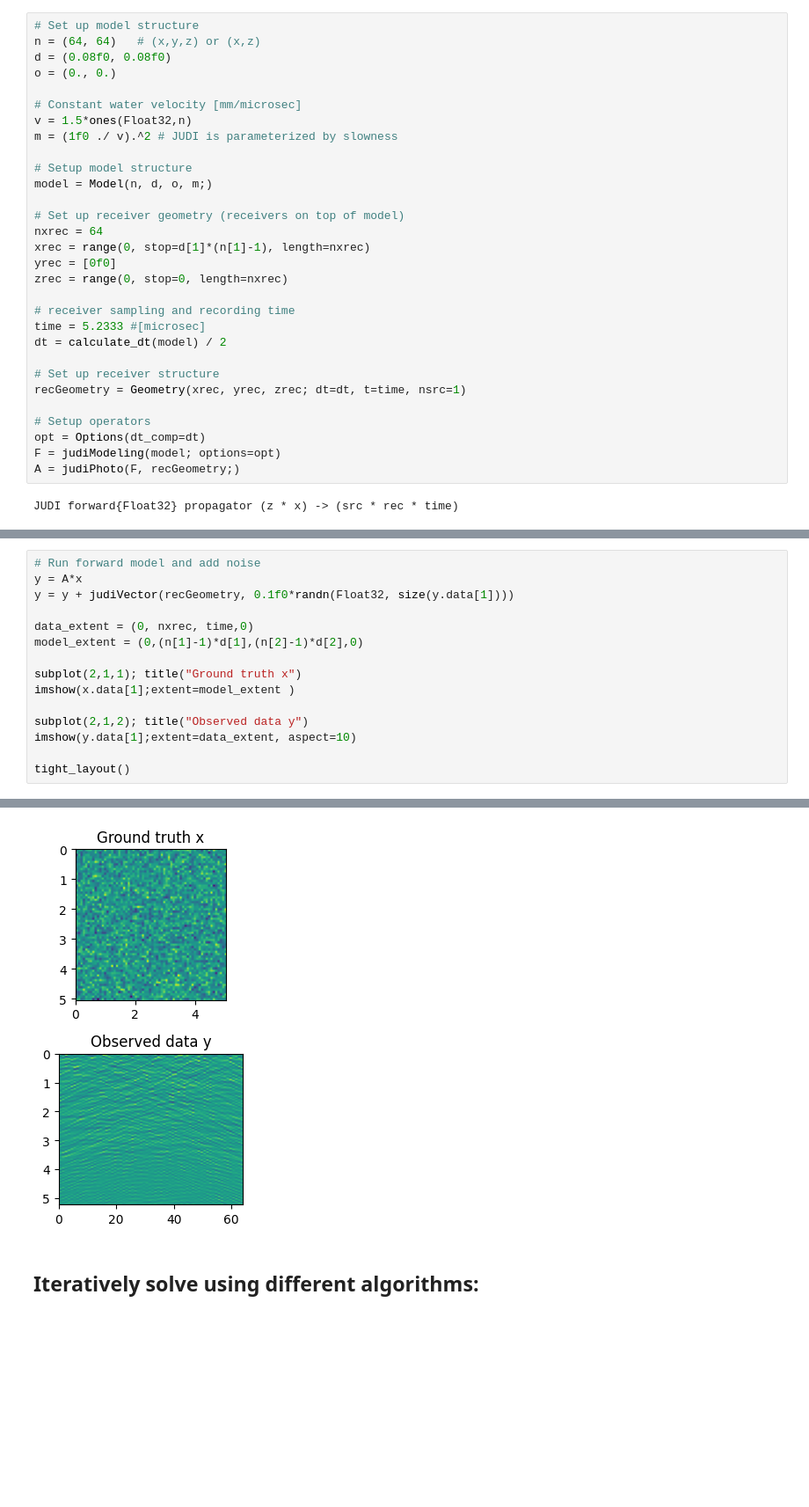
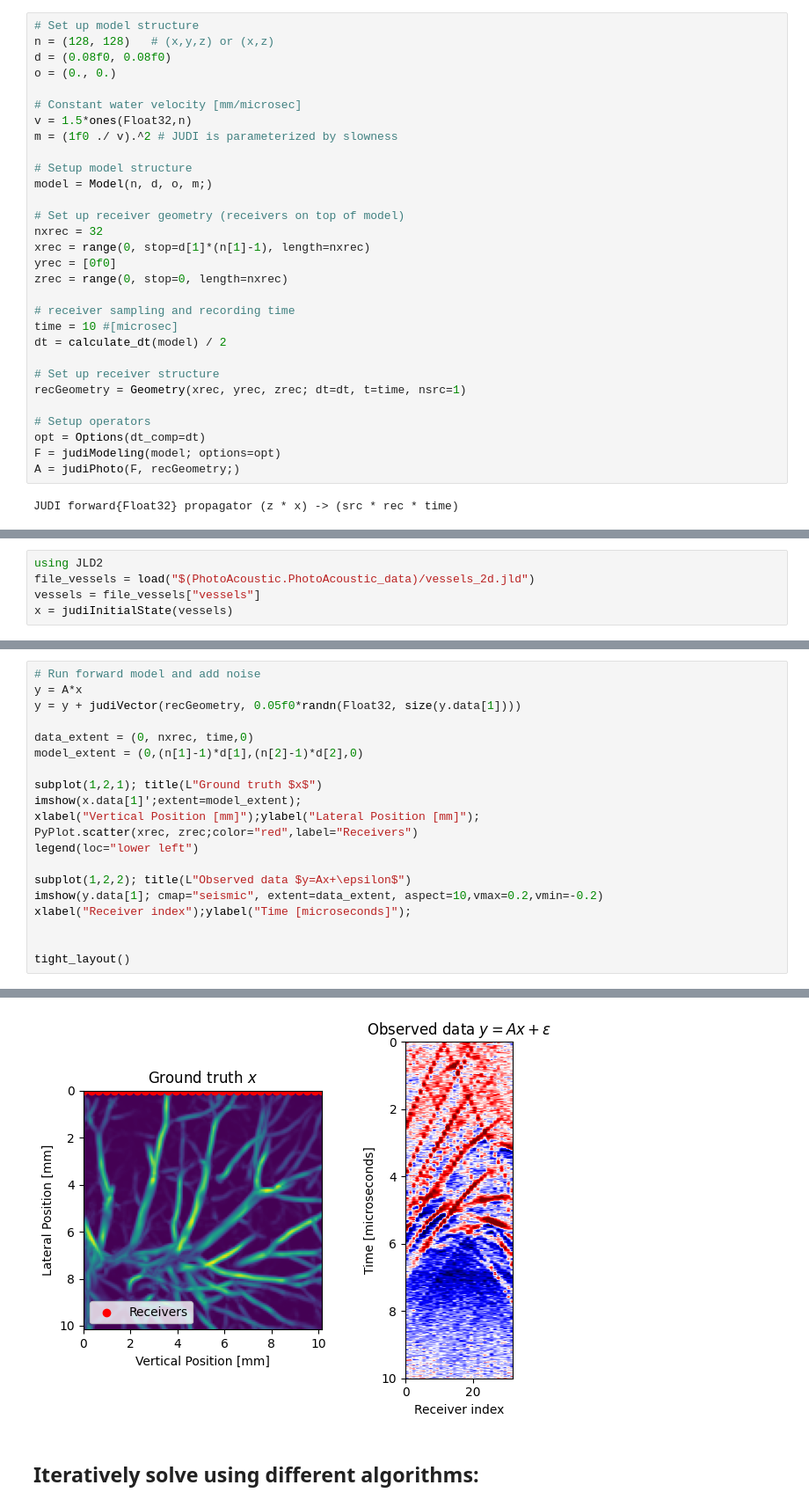
Before and after one commit to slimgroup/PhotoAcoustic.jl, a Jupyter notebook: examples/notebooks/Least_Squares_Iterative_Solvers_2D.ipynb, the cells around one changed output, grey strips where cells are left out. Shown: that part at 88% size. Saved outputs shown, nothing was run; the diff lists cells and outputs as text; blank space fills up the shorter version.

Commit message:
add pretty 2d 128x128 vessel model

```diff
--- a/examples/notebooks/Least_Squares_Iterative_Solvers_2D.ipynb
+++ b/examples/notebooks/Least_Squares_Iterative_Solvers_2D.ipynb
@@ -19,6 +19,6 @@ using LinearAlgebra
 # %%
 # Set up model structure
-n = (64, 64)   # (x,y,z) or (x,z)
+n = (128, 128)   # (x,y,z) or (x,z)
 d = (0.08f0, 0.08f0)
 o = (0., 0.)
 
@@ -30,13 +30,13 @@ m = (1f0 ./ v).^2 # JUDI is parameterized by slowness
 model = Model(n, d, o, m;)
 
 # Set up receiver geometry (receivers on top of model)
-nxrec = 64
+nxrec = 32
 xrec = range(0, stop=d[1]*(n[1]-1), length=nxrec)
 yrec = [0f0]
 zrec = range(0, stop=0, length=nxrec)
 
 # receiver sampling and recording time
-time = 5.2333 #[microsec]
+time = 10 #[microsec]
 dt = calculate_dt(model) / 2
 
 # Set up receiver structure
@@ -58,0 +54,5 @@ judiInitialState{Float32} with 1 sources
+# %%
+using JLD2
+file_vessels = load("$(PhotoAcoustic.PhotoAcoustic_data)/vessels_2d.jld")
+vessels = file_vessels["vessels"]
+x = judiInitialState(vessels)
@@ -59,16 +61,21 @@ judiInitialState{Float32} with 1 sources
 # %%
 # Run forward model and add noise
 y = A*x
-y = y + judiVector(recGeometry, 0.1f0*randn(Float32, size(y.data[1])))
+y = y + judiVector(recGeometry, 0.05f0*randn(Float32, size(y.data[1])))
 
 data_extent = (0, nxrec, time,0)
 model_extent = (0,(n[1]-1)*d[1],(n[2]-1)*d[2],0)
 
-subplot(2,1,1); title("Ground truth x")
-imshow(x.data[1];extent=model_extent )
+subplot(1,2,1); title(L"Ground truth $x$")
+imshow(x.data[1]';extent=model_extent);
+xlabel("Vertical Position [mm]");ylabel("Lateral Position [mm]");
+PyPlot.scatter(xrec, zrec;color="red",label="Receivers")
+legend(loc="lower left")
 
-subplot(2,1,2); title("Observed data y")
-imshow(y.data[1];extent=data_extent, aspect=10)
+subplot(1,2,2); title(L"Observed data $y=Ax+\epsilon$")
+imshow(y.data[1]; cmap="seismic", extent=data_extent, aspect=10,vmax=0.2,vmin=-0.2)
+xlabel("Receiver index");ylabel("Time [microseconds]");
+
 
 tight_layout()
 # %% [output]
@@ -76,4 +83,4 @@ Operator `forward` ran in 0.11 s
-[figure, old version]
+[figure, new version]
 # %% [markdown]
 ## Iteratively solve using different algorithms:
 # %%
```
Also changed, not shown: parts of 12 cells of this notebook, 2 other files.
